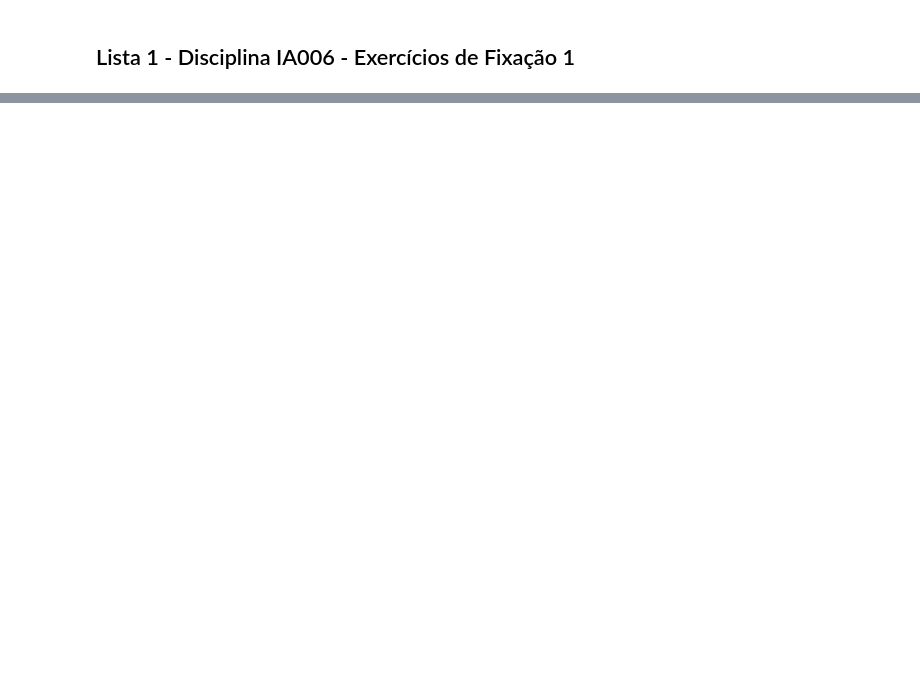
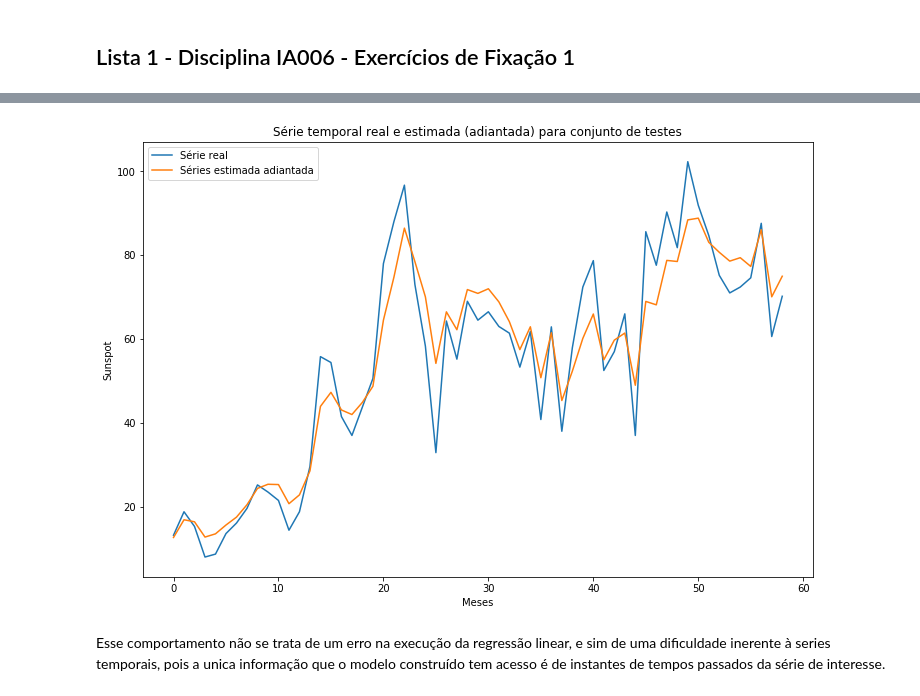
Before and after one commit to cerqueirajc/Machine-Learning-FEEC, a Jupyter notebook: notebooks/efc1.ipynb, the cells around one changed output, grey strips where cells are left out. Cells and saved outputs as stored; diff of their text form; code cells hidden in the pictures; blank space fills up the shorter version.

```diff
--- a/notebooks/efc1.ipynb
+++ b/notebooks/efc1.ipynb
@@ -170,0 +197,7 @@ plt.plot(kf10(7))
+# %%
+plot_dual(test_label[:-1], test_pred[1:], "Série temporal real e estimada (adiantada) para conjunto de testes",
+          "Série real", "Séries estimada adiantada")
+# %% [output]
+[figure, added]
+# %% [markdown]
+Esse comportamento não se trata de um erro na execução da regressão linear, e sim de uma dificuldade inerente à series temporais, pois a unica informação que o modelo construído tem acesso é de instantes de tempos passados da série de interesse.
```
Also changed, not shown: parts of 22 cells of this notebook.
